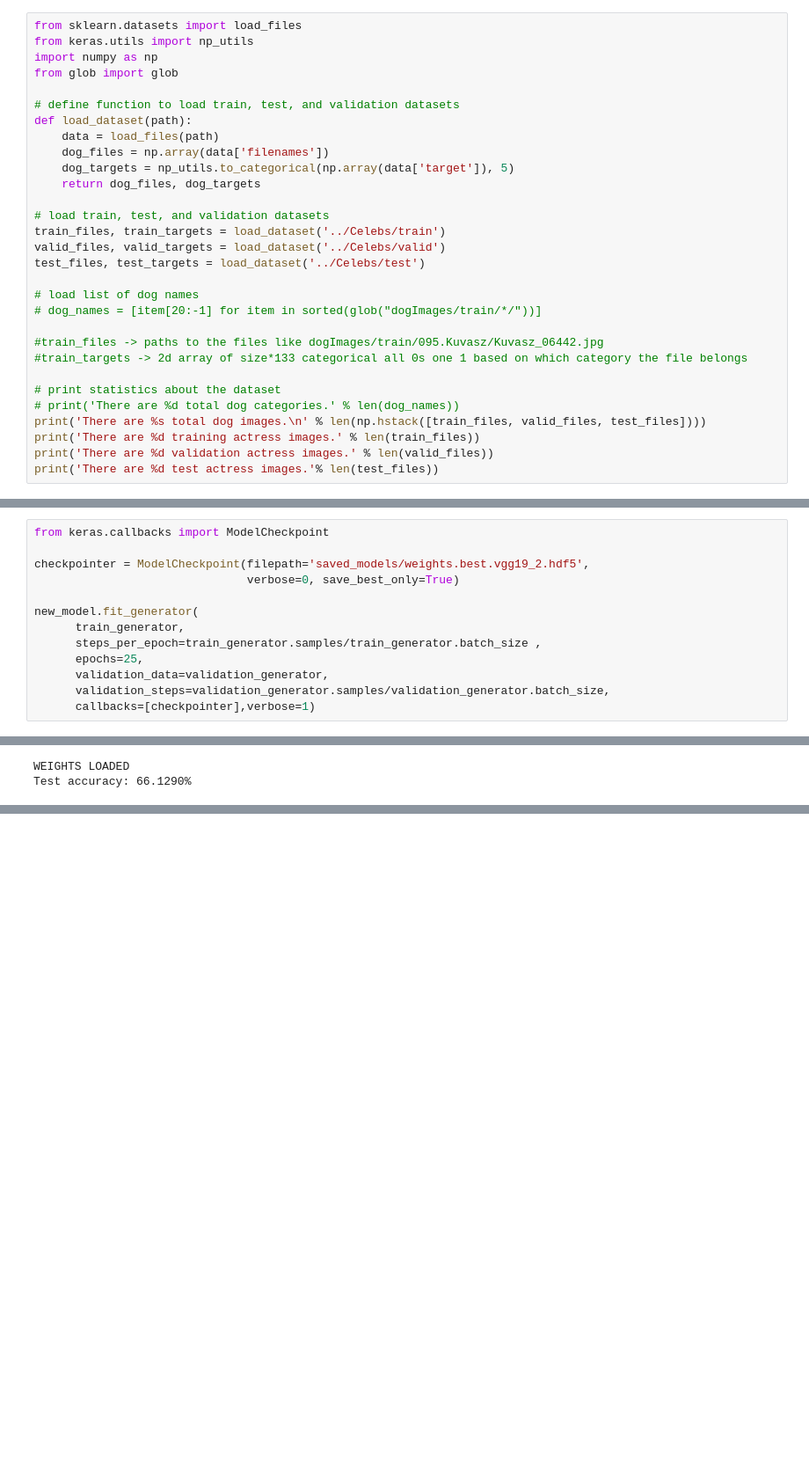
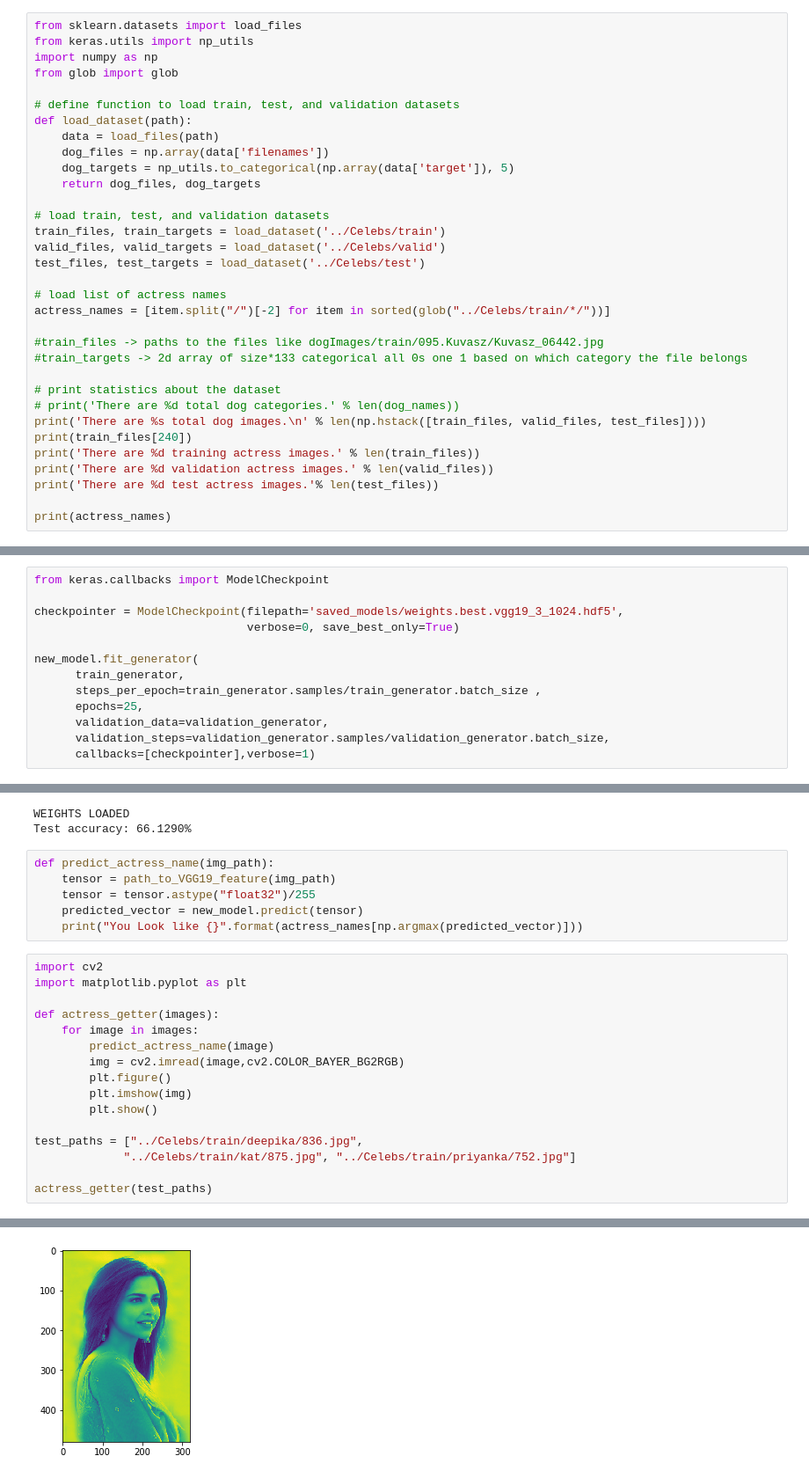
Before and after one commit to AI-IshanBhatt/Celebrity-Face-Matcher, a Jupyter notebook: Face_Matcher.ipynb, the cells around one changed output, grey strips where cells are left out. Shown at 88% size. Saved outputs shown, nothing was run; the diff lists cells and outputs as text; blank space fills up the shorter version.

Commit message:
Tested on images from test dataset, added predict_actress_name

```diff
--- a/Face_Matcher.ipynb
+++ b/Face_Matcher.ipynb
@@ -23,8 +23,8 @@ train_files, train_targets = load_dataset('../Celebs/train')
 valid_files, valid_targets = load_dataset('../Celebs/valid')
 test_files, test_targets = load_dataset('../Celebs/test')
 
-# load list of dog names
-# dog_names = [item[20:-1] for item in sorted(glob("dogImages/train/*/"))]
+# load list of actress names
+actress_names = [item.split("/")[-2] for item in sorted(glob("../Celebs/train/*/"))]
 
 #train_files -> paths to the files like dogImages/train/095.Kuvasz/Kuvasz_06442.jpg
 #train_targets -> 2d array of size*133 categorical all 0s one 1 based on which category the file belongs
@@ -32,9 +32,12 @@ test_files, test_targets = load_dataset('../Celebs/test')
 # print statistics about the dataset
 # print('There are %d total dog categories.' % len(dog_names))
 print('There are %s total dog images.\n' % len(np.hstack([train_files, valid_files, test_files])))
+print(train_files[240])
 print('There are %d training actress images.' % len(train_files))
 print('There are %d validation actress images.' % len(valid_files))
 print('There are %d test actress images.'% len(test_files))
+
+print(actress_names)
 # %% [output]
 There are 4970 total dog images.
 
@@ -462,7 +467,7 @@ new_model.compile(loss='categorical_crossentropy', optimizer='adam', metrics=['a
 # %%
 from keras.callbacks import ModelCheckpoint
 
-checkpointer = ModelCheckpoint(filepath='saved_models/weights.best.vgg19_2.hdf5',
+checkpointer = ModelCheckpoint(filepath='saved_models/weights.best.vgg19_3_1024.hdf5',
                                verbose=0, save_best_only=True)
 
 new_model.fit_generator(
@@ -523,3 +514,26 @@ print('Test accuracy: %.4f%%' % test_accuracy)
 # %% [output]
 WEIGHTS LOADED
 Test accuracy: 66.1290%
+# %%
+def predict_actress_name(img_path):
+    tensor = path_to_VGG19_feature(img_path)
+    tensor = tensor.astype("float32")/255
+    predicted_vector = new_model.predict(tensor)
+    print("You Look like {}".format(actress_names[np.argmax(predicted_vector)]))
+# %%
+import cv2
+import matplotlib.pyplot as plt
+
+def actress_getter(images):
+    for image in images:
+        predict_actress_name(image)
+        img = cv2.imread(image,cv2.COLOR_BAYER_BG2RGB)
+        plt.figure()
+        plt.imshow(img)
+        plt.show()
+
+test_paths = ["../Celebs/train/deepika/836.jpg",
+             "../Celebs/train/kat/875.jpg", "../Celebs/train/priyanka/752.jpg"]
+
+actress_getter(test_paths)
+# %% [output]
@@ -525,0 +541 @@ Test accuracy: 66.1290%
+[figure, added]
```
Also changed, not shown: parts of 4 cells of this notebook.
